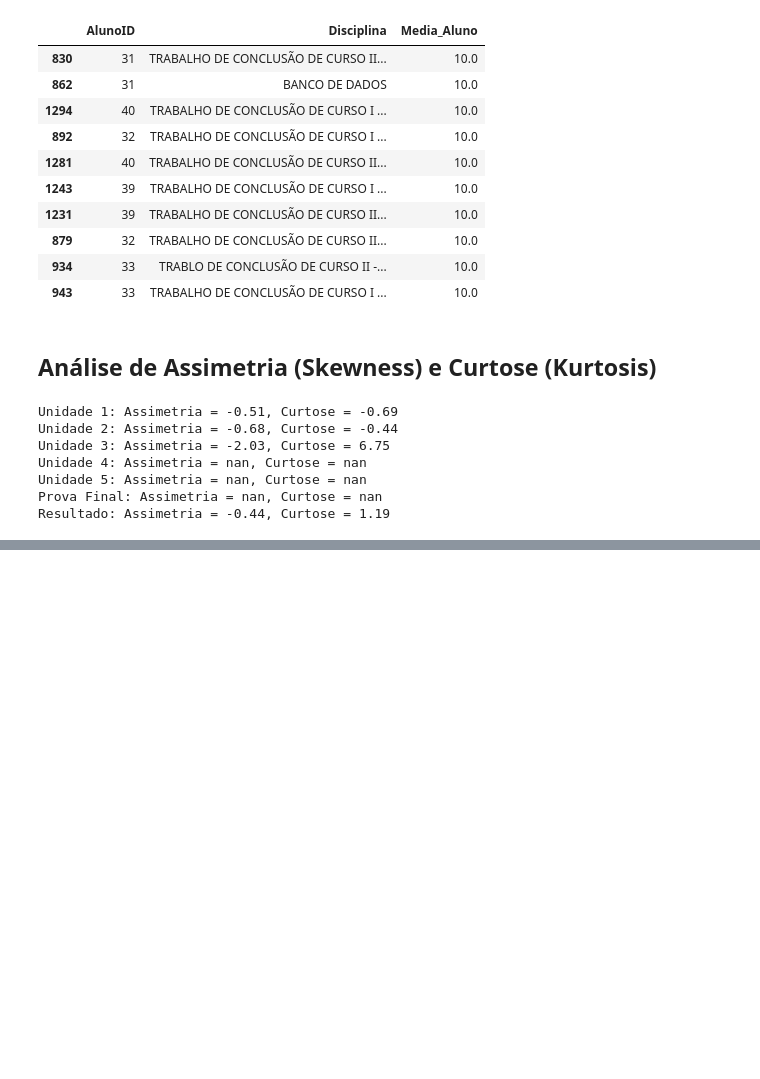
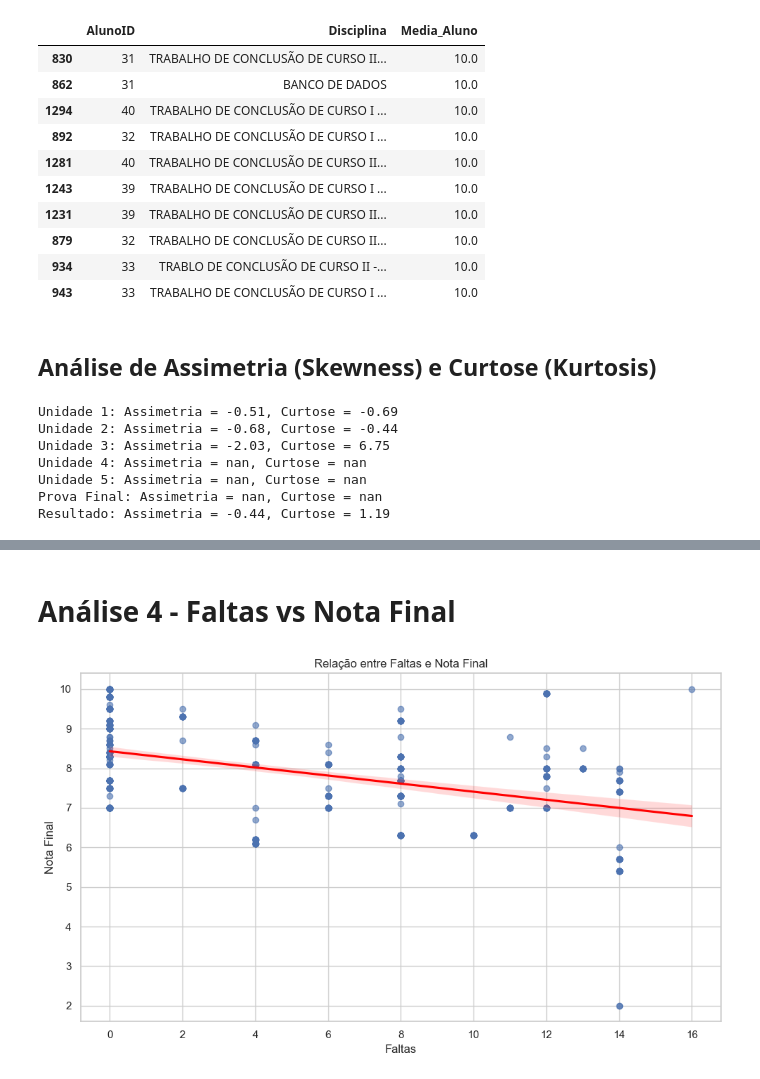
Before and after one commit to Cayo-Cesar/DataScience-StudentGrades, a Jupyter notebook: notebooks/analise_exploratoria_notas.ipynb, the cells around one changed output, grey strips where cells are left out. Drawn from its saved outputs; the diff is of its cells as text; code cells hidden in the pictures; blank space fills up the shorter version.

```diff
--- a/notebooks/analise_exploratoria_notas.ipynb
+++ b/notebooks/analise_exploratoria_notas.ipynb
@@ -289,0 +364,32 @@ Resultado: Assimetria = -0.44, Curtose = 1.19
+# %% [markdown]
+# Análise 4 - Faltas vs Nota Final
+# %%
+# Garantir que a coluna Nota_Final_Calculada existe
+if 'Nota_Final_Calculada' not in df.columns:
+    df['Nota_Final_Calculada'] = df['Resultado']  # ou aplique sua regra personalizada
+
+# Garantir que as colunas são numéricas
+df['Faltas'] = pd.to_numeric(df['Faltas'], errors='coerce')
+df['Nota_Final_Calculada'] = pd.to_numeric(df['Nota_Final_Calculada'], errors='coerce')
+
+# Filtrar dados válidos
+df_corr_faltas = df.dropna(subset=['Faltas', 'Nota_Final_Calculada'])
+
+if not df_corr_faltas.empty:
+    plt.figure(figsize=(10,6))
+    sns.regplot(
+        x='Faltas',
+        y='Nota_Final_Calculada',
+        data=df_corr_faltas,
+        scatter_kws={'alpha':0.6},
+        line_kws={'color':'red'}
+    )
+    plt.title('Relação entre Faltas e Nota Final')
+    plt.xlabel('Faltas')
+    plt.ylabel('Nota Final')
+    plt.tight_layout()
+    plt.show()
+else:
+    print("❌ Dados insuficientes para gerar o gráfico Faltas vs Nota Final.")
+# %% [output]
+[figure, added]
```
Also changed, not shown: parts of 11 cells of this notebook, 1 other file.
